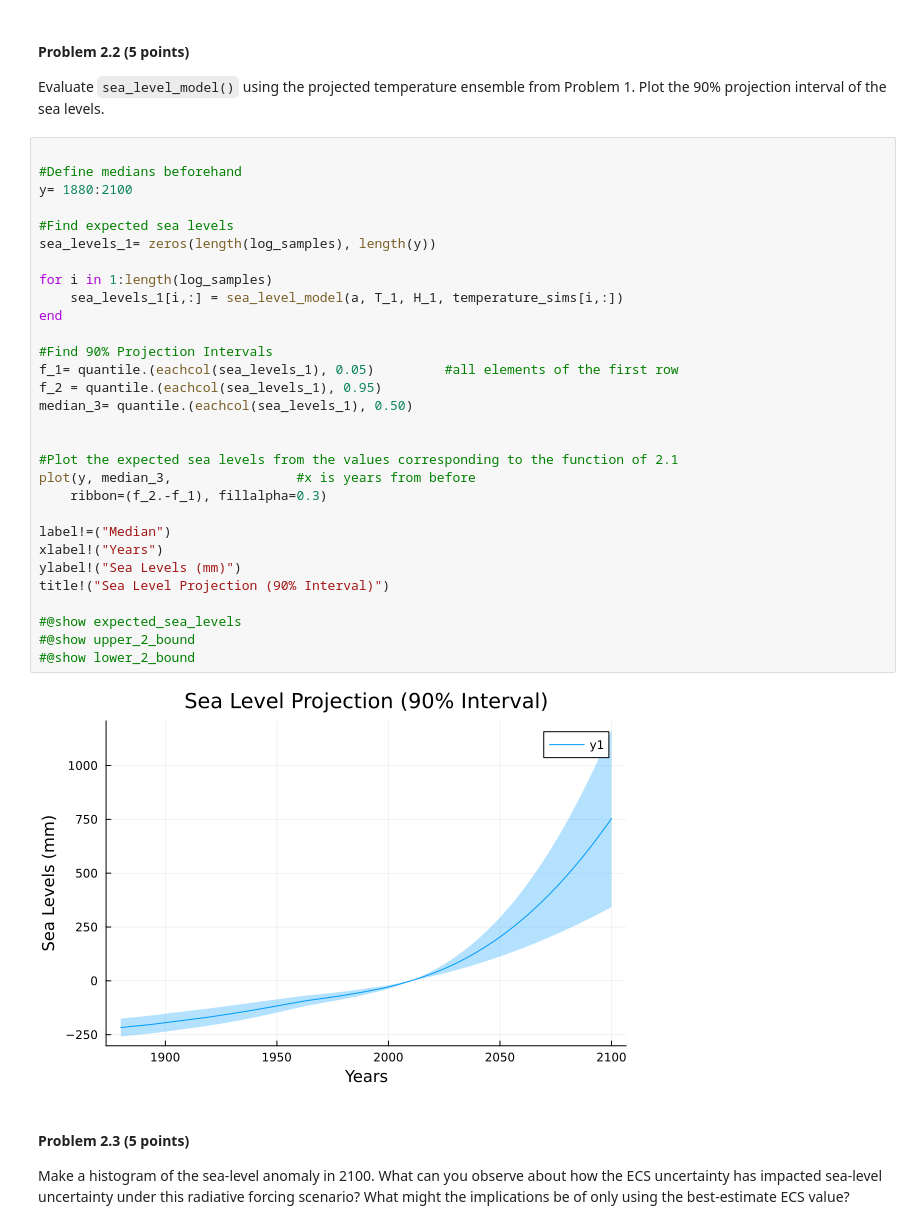
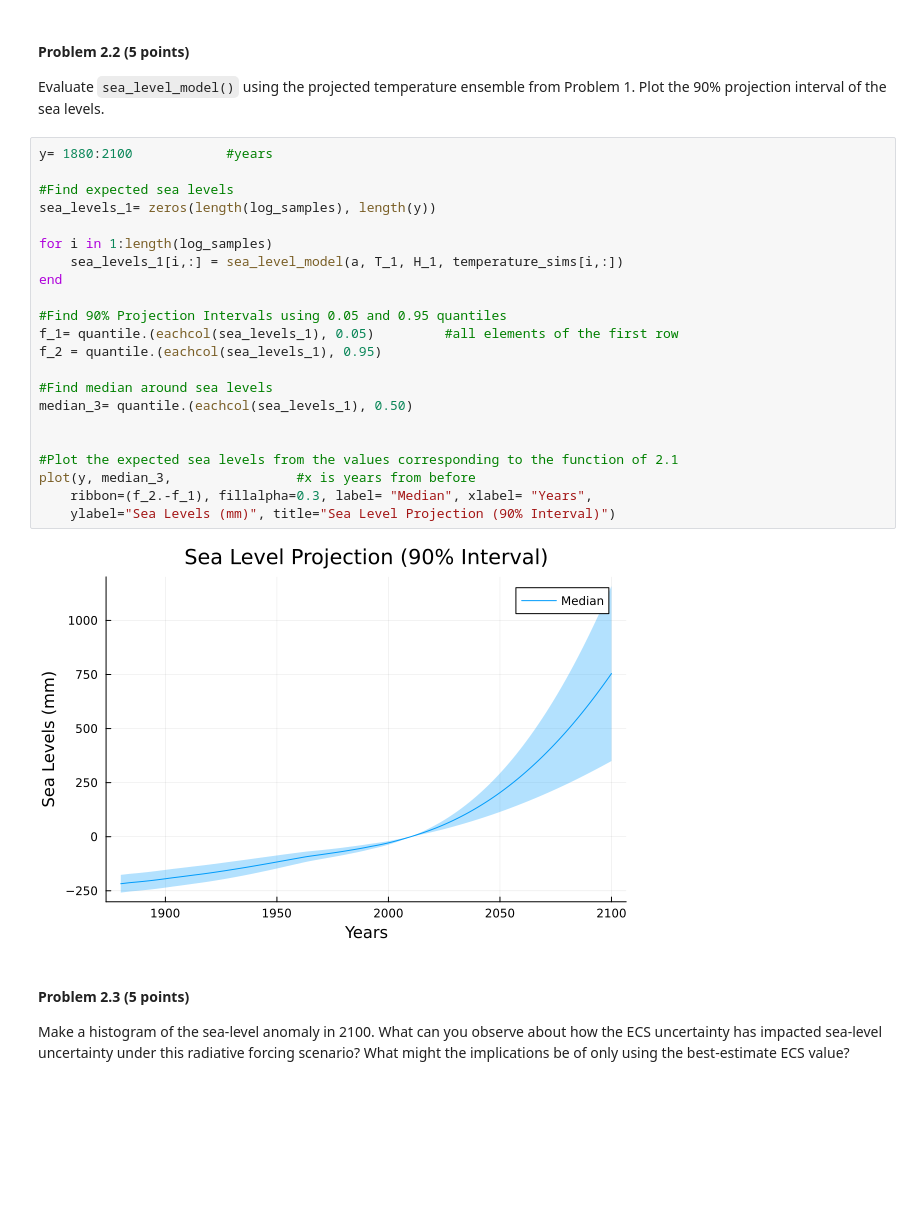
Before and after one commit to BEE4750-FA23/hw3-Ruby554, a Jupyter notebook: hw03.ipynb, the cells around one changed output. Cells and saved outputs as stored; diff of their text form; blank space fills up the shorter version.

```diff
--- a/hw03.ipynb
+++ b/hw03.ipynb
@@ -309,37 +309,29 @@ p_2022= p[end]
 Evaluate `sea_level_model()` using the projected temperature ensemble
 from Problem 1. Plot the 90% projection interval of the sea levels.
 # %%
-
-#Define medians beforehand
-y= 1880:2100
+y= 1880:2100            #years
 
 #Find expected sea levels
 sea_levels_1= zeros(length(log_samples), length(y))
 
 for i in 1:length(log_samples)
     sea_levels_1[i,:] = sea_level_model(a, T_1, H_1, temperature_sims[i,:])
 end
 
-#Find 90% Projection Intervals
+#Find 90% Projection Intervals using 0.05 and 0.95 quantiles
 f_1= quantile.(eachcol(sea_levels_1), 0.05)         #all elements of the first row
 f_2 = quantile.(eachcol(sea_levels_1), 0.95)
+
+#Find median around sea levels
 median_3= quantile.(eachcol(sea_levels_1), 0.50)
 
 
 #Plot the expected sea levels from the values corresponding to the function of 2.1
 plot(y, median_3,                #x is years from before
-    ribbon=(f_2.-f_1), fillalpha=0.3)
-
-label!=("Median")
-xlabel!("Years")
-ylabel!("Sea Levels (mm)")
-title!("Sea Level Projection (90% Interval)")
-
-#@show expected_sea_levels
-#@show upper_2_bound
-#@show lower_2_bound
+    ribbon=(f_2.-f_1), fillalpha=0.3, label= "Median", xlabel= "Years",
+    ylabel="Sea Levels (mm)", title="Sea Level Projection (90% Interval)")
 # %% [output]
-[figure, old version]
+[figure, new version]
 # %% [markdown]
 #### Problem 2.3 (5 points)
 
```
Also changed, not shown: parts of 15 cells of this notebook.
